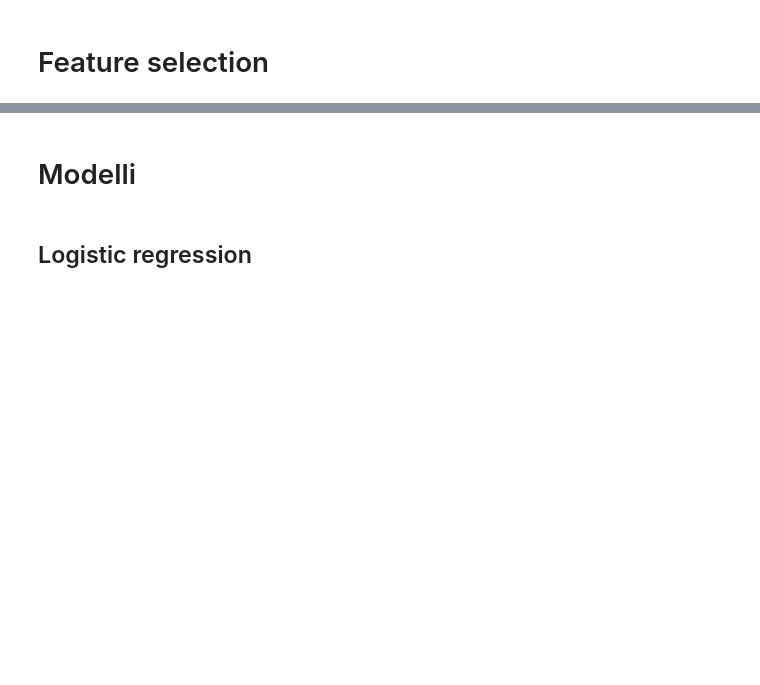
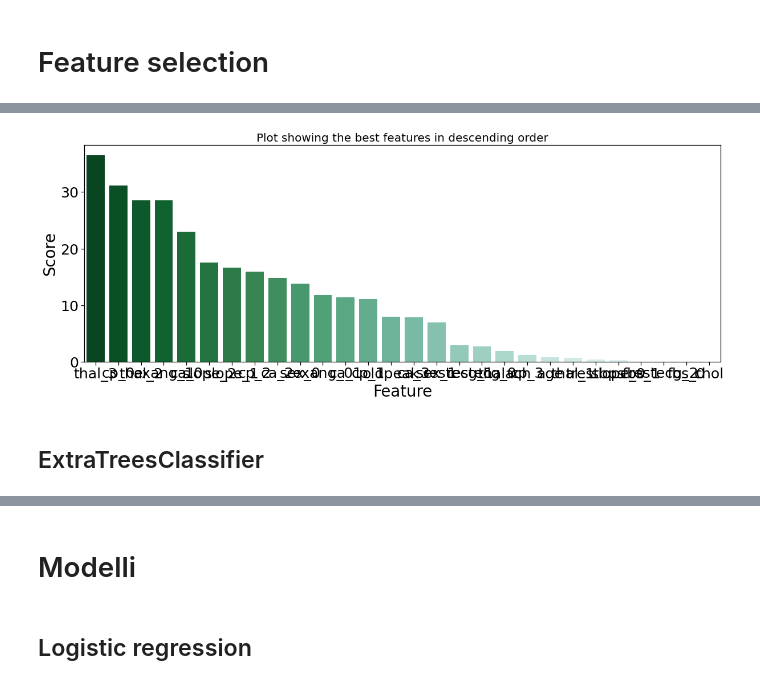
Before and after one commit to lorenzlorg/Big-Data-MAPR-project, a Jupyter notebook: Predizione di malattie cardiache.ipynb, the cells around one changed output, grey strips where cells are left out. Saved outputs shown, nothing was run; the diff lists cells and outputs as text; code cells hidden in the pictures; blank space fills up the shorter version.

```diff
--- a/Predizione di malattie cardiache.ipynb
+++ b/Predizione di malattie cardiache.ipynb
@@ -296,0 +318,20 @@ X_test = scaler.transform(X_test)
+# %%
+# in alternativa per avere da 0 a 1 è necessario fare questo scaling e non quello sopra
+from sklearn.preprocessing import MinMaxScaler
+scaler = MinMaxScaler()
+X_train = scaler.fit_transform(X_train)
+X_test = scaler.transform(X_test)
+
+
+from sklearn.feature_selection import SelectKBest
+from sklearn.feature_selection import chi2
+
+best=SelectKBest(score_func=chi2, k=10)
+fit=best.fit(X_train,y_train)
+data_scores=pd.DataFrame(fit.scores_)
+data_columns=pd.DataFrame(X.columns)
+
+#Join the two dataframes
+scores=pd.concat([data_columns,data_scores],axis=1)
+scores.columns=['Feature','Score']
+print(scores.nlargest(11,'Score'))
@@ -296,0 +351,12 @@ X_test = scaler.transform(X_test)
+# %%
+scores=scores.sort_values(by="Score", ascending=False)
+plt.figure(figsize=(20,7), facecolor='w')
+sns.barplot(x='Feature',y='Score',data=scores,palette='BuGn_r')
+plt.title("Plot showing the best features in descending order", size=20)
+plt.show()
+
+# alcune variabili potrei escluderle
+# %% [output]
+[figure, added]
+# %% [markdown]
+## ExtraTreesClassifier
```
Also changed, not shown: parts of 9 cells of this notebook, 1 other file.
